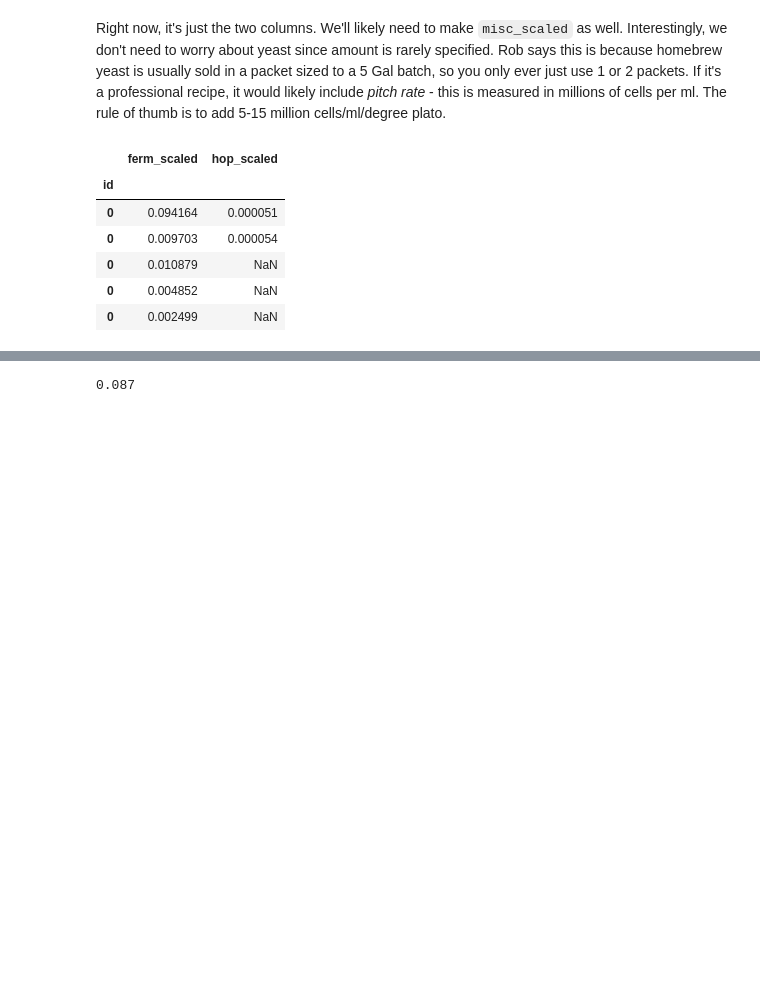
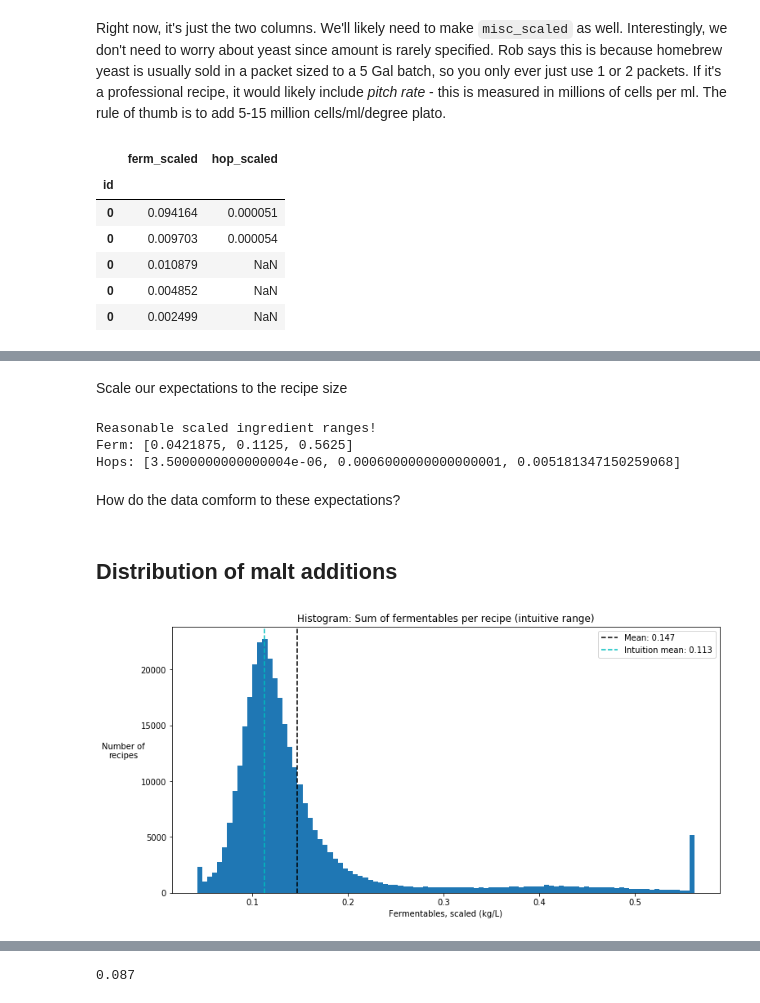
Before and after one commit to rmwoods/beer.ai, a Jupyter notebook: beer.ai/Ingredient Exploration.ipynb, the cells around one changed output, grey strips where cells are left out. Saved outputs shown, nothing was run; the diff lists cells and outputs as text; code cells hidden in the pictures; blank space fills up the shorter version.

Commit message:
Finally pinned down good intuitive ingredient bounds: reasonable ferm, reasonable hops (with much unit angst) Started exploring distributions of scaled ingredient quantities

```diff
--- a/beer.ai/Ingredient Exploration.ipynb
+++ b/beer.ai/Ingredient Exploration.ipynb
@@ -256,0 +250,18 @@ So hop is significantly lower. We'll want to figure out why...
+# %%
+# Reminder of the formula:
+# d["ferm_scaled"] = d["ferm_amount"] * d["ferm_yield"] * core_vals["efficiency"] / core_vals["boil_size"]
+# Let's make basic assumptions about yield and efficiency
+yield_typical = 0.75
+eff_typical = 0.75
+
+#  Min: a small recipe might have 3kg of malt (eg: a lite lager I made)
+ferm_small = 3
+#  Typical: a classic 5% ABV homebrew recipe will have about 4kg of malt (eg. a pilsner I made)
+ferm_typical = 4
+#  Max: a very beefy recipe might have a total of 10kg malt (eg. an imperial stout I made)
+ferm_large = 10
+# Apply the fudge factor to form very conservative expectations
+ferm_range = [ferm_small/fudge_factor, ferm_typical, ferm_large*fudge_factor]
+
+# Scale to typical yields and efficiencies
+ferm_range = [i * yield_typical * eff_typical for i in ferm_range]
@@ -256,0 +293,16 @@ So hop is significantly lower. We'll want to figure out why...
+# %% [markdown]
+Scale our expectations to the recipe size
+# %%
+# The scaled quantities have units:
+#   Ferm: kg/L
+#   Hop: g alpha acid/L
+ferm_range_scaled = [i / batch_size for i in ferm_range]
+hop_range_scaled = [i / batch_size for i in hop_range]
+print('Reasonable scaled ingredient ranges!\nFerm: {}\nHops: {}'.format(ferm_range_scaled,
+                                                                       hop_range_scaled))
+# %% [output]
+Reasonable scaled ingredient ranges!
+Ferm: [0.0421875, 0.1125, 0.5625]
+Hops: [3.5000000000000004e-06, 0.0006000000000000001, 0.005181347150259068]
+# %% [markdown]
+How do the data comform to these expectations?
@@ -256,0 +312,20 @@ So hop is significantly lower. We'll want to figure out why...
+# %% [markdown]
+<a id='malt_dist'></a>
+## Distribution of malt additions
+# %%
+# Use our intuitive bounds to make a histogram
+ferm_scaled = scaled_totals.ferm_scaled.dropna()
+bins = np.linspace(ferm_range_scaled[0], ferm_range_scaled[2], 100)
+# Use both underflow and overflow bins
+plt.hist(np.clip(ferm_scaled, bins[0], bins[-1]), bins=bins);
+
+plt.axvline(ferm_scaled.mean(), color='k', linestyle='dashed', label='Mean: {}'.format(round(ferm_scaled.mean(), 3)))
+plt.axvline(ferm_range_scaled[1], color='c', linestyle='dashed',
+            label='Intuition mean: {}'.format(round(ferm_range_scaled[1], 3)))
+
+plt.title('Histogram: Sum of fermentables per recipe (intuitive range)')
+plt.xlabel('Fermentables, scaled (kg/L)')
+plt.ylabel('Number of\nrecipes', rotation=0, labelpad=21)
+plt.legend();
+# %% [output]
+[figure, added]
```
Also changed, not shown: parts of 68 cells of this notebook.
